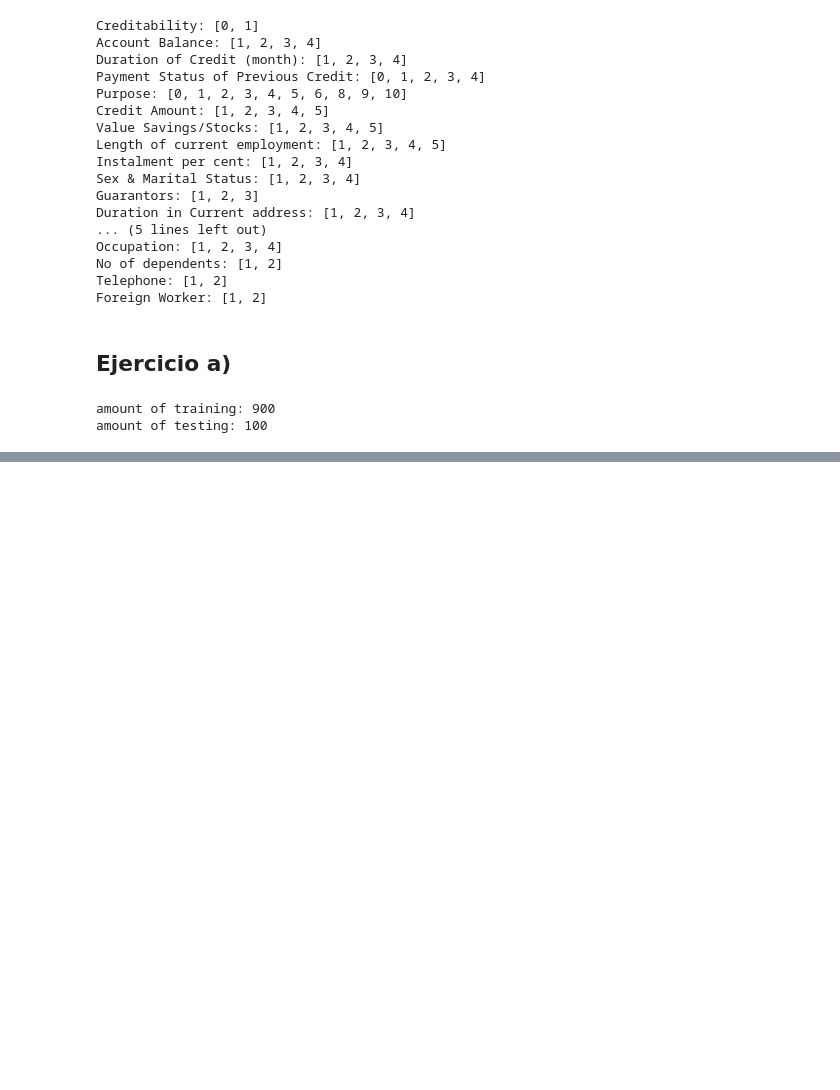
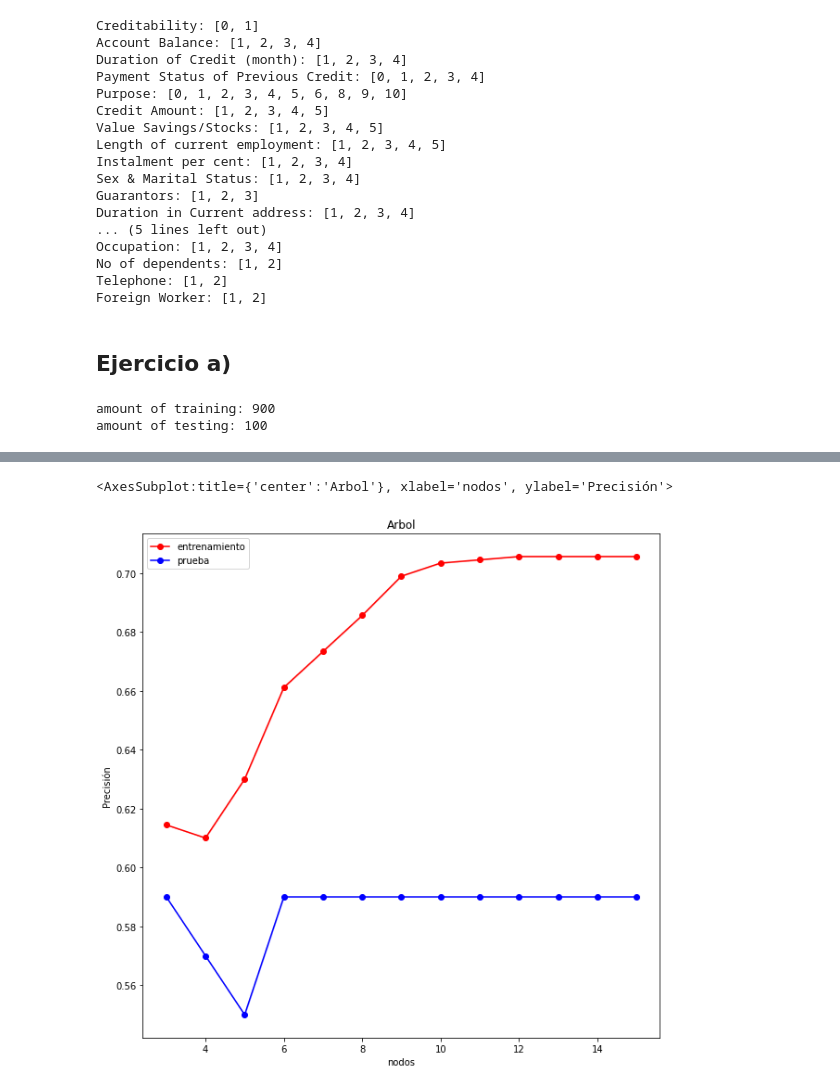
Before and after one commit to gsilvatici/MachineLearningStories, a Jupyter notebook: tp2/ej1.ipynb, the cells around one changed output, grey strips where cells are left out. Cells and saved outputs as stored; diff of their text form; code cells hidden in the pictures; blank space fills up the shorter version.

```diff
--- a/tp2/ej1.ipynb
+++ b/tp2/ej1.ipynb
@@ -176,0 +225,48 @@ forest matrix
+# %%
+iterations = 1
+max_depth = 15 + 1
+x_values = range(3, max_depth)
+y_train = []
+e_train = []
+y_test = []
+e_test = []
+
+for k in x_values:
+    iterations_test = []
+    iterations_train = []
+    config = {
+    'gain_function': 'shannon',
+    'objective':'Creditability',
+    'max_depth': k
+    }
+    etree = DecisionTree(training, config, simplify=False)
+    expected_train = list(training['Creditability'])
+    expected_test = list(testing['Creditability'])
+    test = testing.to_dict('records')
+    train = training.to_dict('records')
+
+    predicted_test = etree.predict(test)
+    predicted_train = etree.predict(train)
+
+    matrix_test = confusion_matrix(predicted_test, expected_test, [0, 1])
+    matrix_train = confusion_matrix(predicted_train, expected_train, [0, 1])
+
+    p_test = precision(matrix_test)
+    p_train = precision(matrix_train)
+
+    iterations_test.append(p_test)
+    iterations_train.append(p_train)
+
+    y_train.append(np.mean(iterations_train))
+    e_train.append(np.std(iterations_train))
+
+    y_test.append(np.mean(iterations_test))
+    e_test.append(np.std(iterations_test))
+# %%
+plt_train = (x_values, y_train, e_train, 'entrenamiento')
+plt_test = (x_values, y_test, e_test, 'prueba')
+
+plot_multiple(plt_train, plt_test, title='Arbol', marker='o')
+# %% [output]
+<AxesSubplot:title={'center':'Arbol'}, xlabel='nodos', ylabel='Precisión'>
+[figure, added]
```
Also changed, not shown: parts of 15 cells of this notebook, 1 other file.
